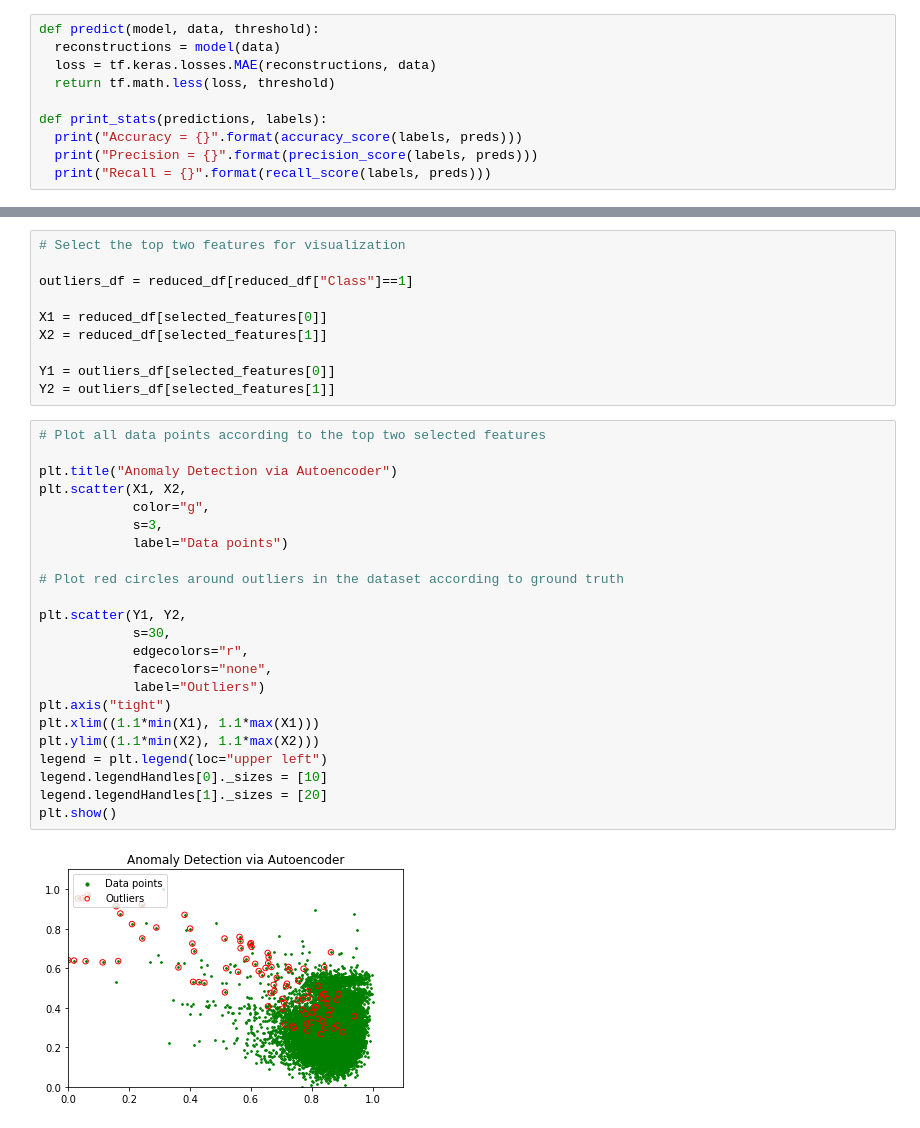
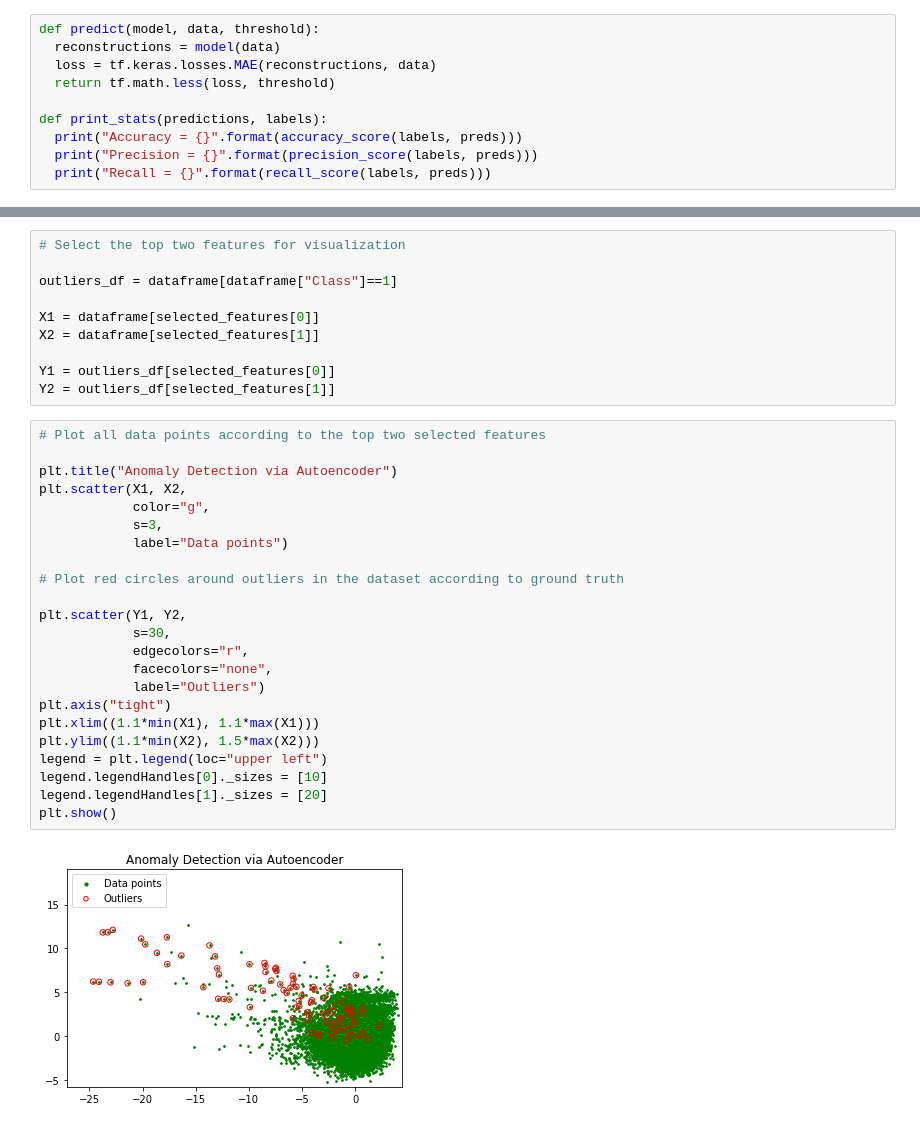
Before and after one commit to snigdhayan/NeuralNetworks, a Jupyter notebook: Tensorflow/CreditCardFraudDetectionViaAutoencoder.ipynb, the cells around one changed output, grey strips where cells are left out. Saved outputs shown, nothing was run; the diff lists cells and outputs as text.

Commit message:
Improved data visualization

```diff
--- a/Tensorflow/CreditCardFraudDetectionViaAutoencoder.ipynb
+++ b/Tensorflow/CreditCardFraudDetectionViaAutoencoder.ipynb
@@ -168,35 +168,35 @@ Recall = 0.0
 # %%
 # Select the top two features for visualization
 
-outliers_df = reduced_df[reduced_df["Class"]==1]
+outliers_df = dataframe[dataframe["Class"]==1]
 
-X1 = reduced_df[selected_features[0]]
-X2 = reduced_df[selected_features[1]]
+X1 = dataframe[selected_features[0]]
+X2 = dataframe[selected_features[1]]
 
 Y1 = outliers_df[selected_features[0]]
 Y2 = outliers_df[selected_features[1]]
 # %%
 # Plot all data points according to the top two selected features
 
 plt.title("Anomaly Detection via Autoencoder")
 plt.scatter(X1, X2,
             color="g",
             s=3,
             label="Data points")
 
 # Plot red circles around outliers in the dataset according to ground truth
 
 plt.scatter(Y1, Y2,
             s=30,
             edgecolors="r",
             facecolors="none",
             label="Outliers")
 plt.axis("tight")
 plt.xlim((1.1*min(X1), 1.1*max(X1)))
-plt.ylim((1.1*min(X2), 1.1*max(X2)))
+plt.ylim((1.1*min(X2), 1.5*max(X2)))
 legend = plt.legend(loc="upper left")
 legend.legendHandles[0]._sizes = [10]
 legend.legendHandles[1]._sizes = [20]
 plt.show()
 # %% [output]
-[figure, old version]
+[figure, new version]
```
Also changed, not shown: parts of 6 cells of this notebook.
